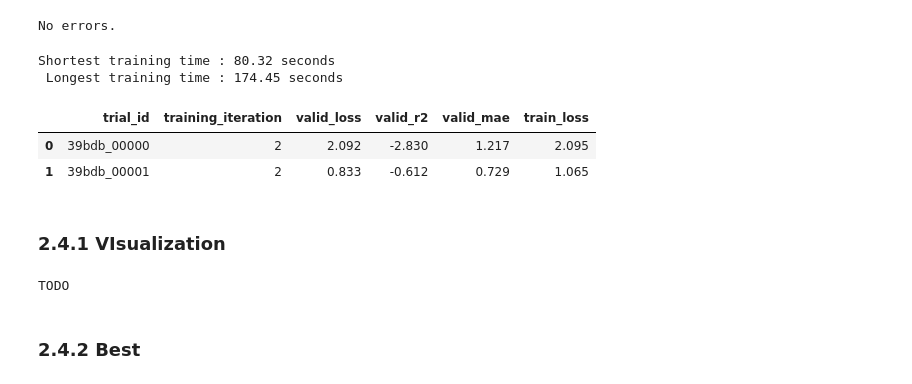
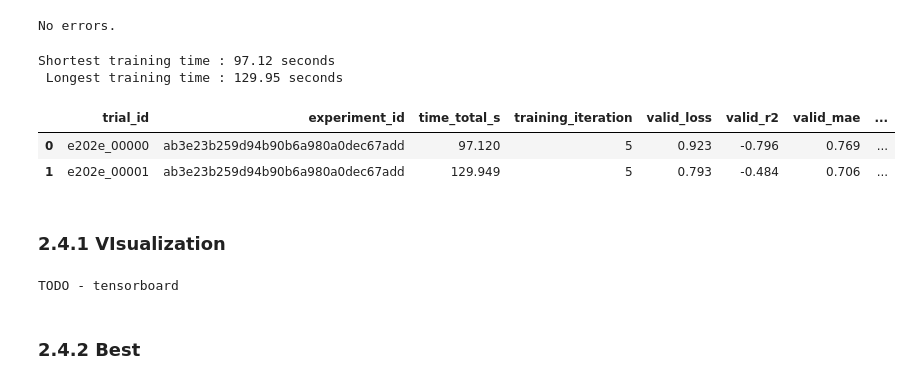
Before and after one commit to up4472/upolanc-thesis, a Jupyter notebook: nbp06-tuner.ipynb, the cells around one changed output. Drawn from its saved outputs; the diff is of its cells as text; code cells hidden in the pictures.

```diff
--- a/nbp06-tuner.ipynb
+++ b/nbp06-tuner.ipynb
@@ -84,7 +84,7 @@ core_config = {
 	'random_seed' : RANDOM_SEED,
 	'device'      : DEVICE,
 	'model_name'  : 'zrimec2020r',
-	'epochs'      : 2,
+	'epochs'      : 5,
 	'expand_dims' : None,
 
 	'split_size' : {
@@ -242,25 +224,26 @@ No errors.
 # %%
 # Print the results as dataframe
 
 dataframe = report.get_dataframe()
 
 print('Shortest training time : {:.2f} seconds'.format(dataframe['time_total_s'].min()))
 print(' Longest training time : {:.2f} seconds'.format(dataframe['time_total_s'].max()))
 print()
 
-dataframe[['trial_id', 'training_iteration', 'valid_loss', 'valid_r2', 'valid_mae', 'train_loss']]
+trials = dataframe[['trial_id', 'experiment_id', 'time_total_s', 'training_iteration', 'valid_loss', 'valid_r2', 'valid_mae', 'train_loss']]
+trials
 # %% [output]
-Shortest training time : 80.32 seconds
- Longest training time : 174.45 seconds
+Shortest training time : 97.12 seconds
+ Longest training time : 129.95 seconds
-|  | trial_id | training_iteration | valid_loss | valid_r2 | valid_mae | train_loss |
-| 0 | 39bdb_00000 | 2 | 2.092 | -2.830 | 1.217 | 2.095 |
-| 1 | 39bdb_00001 | 2 | 0.833 | -0.612 | 0.729 | 1.065 |
+|  | trial_id | experiment_id | time_total_s | training_iteration | valid_loss | valid_r2 | valid_mae | ... |
+| 0 | e202e_00000 | ab3e23b259d94b90b6a980a0dec67add | 97.120 | 5 | 0.923 | -0.796 | 0.769 | ... |
+| 1 | e202e_00001 | ab3e23b259d94b90b6a980a0dec67add | 129.949 | 5 | 0.793 | -0.484 | 0.706 | ... |
 # %% [markdown]
 ### 2.4.1 VIsualization
 # %%
-print('TODO')
+print('TODO - tensorboard')
 # %% [output]
-TODO
+TODO - tensorboard
 # %% [markdown]
 ### 2.4.2 Best
 # %%
```
Also changed, not shown: parts of 15 cells of this notebook, 11 other files.
